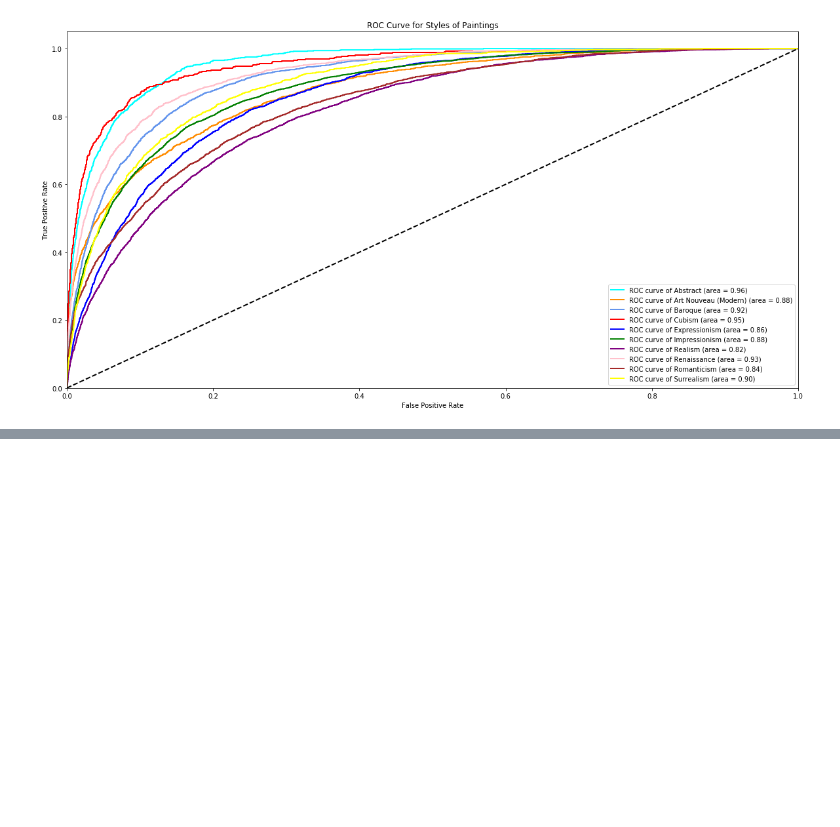
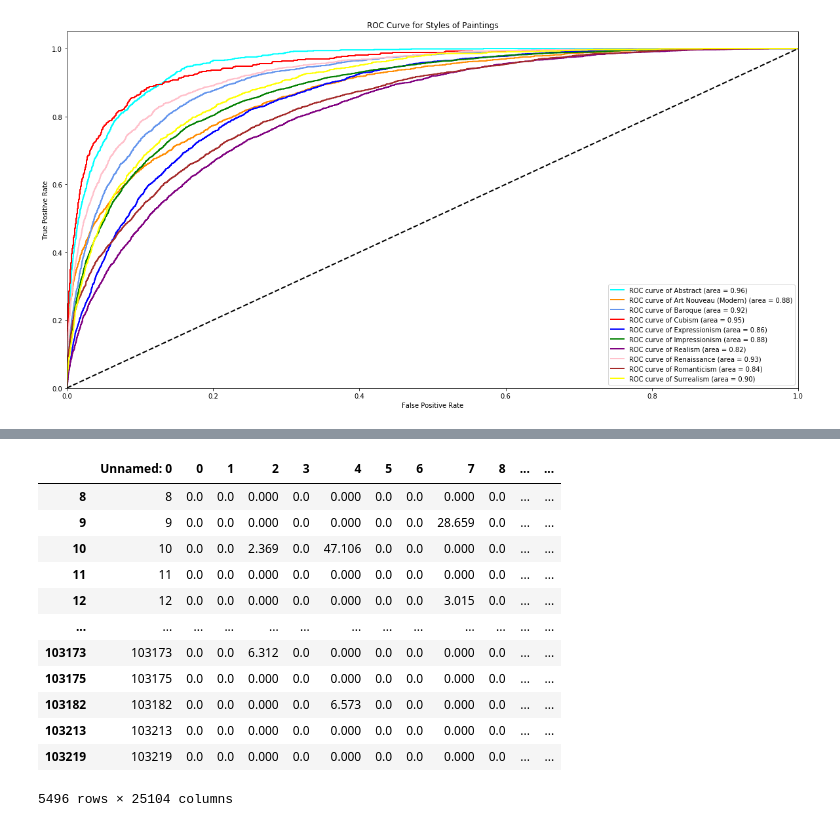
Before and after one commit to IDS-702-Team1/705FinalProject, a Jupyter notebook: notebook/DP-XG-Boost.ipynb, the cells around one changed output, grey strips where cells are left out. Drawn from its saved outputs; the diff is of its cells as text; code cells hidden in the pictures; blank space fills up the shorter version.

```diff
--- a/notebook/DP-XG-Boost.ipynb
+++ b/notebook/DP-XG-Boost.ipynb
@@ -441,0 +444,15 @@ data_all[data_all['style']=='Romanticism'].iloc[:40,:]
+# %%
+t_artists=['Ivan Aivazovsky',
+'Marc Chagall',
+'Camille Pissarro',
+'Albrecht Durer',
+'Vincent Van Gogh',
+'Paul Cezanne',
+'Martiros Saryan',
+'Ivan Shishkin',
+'Gustave Dore',
+'Pierre-Auguste Renoir',
+'Rembrandt',
+'Pablo Picasso']
+# %%
+pd_dfartists=pd_df[pd_df['artist'].isin(t_artists)]
@@ -441,0 +461,16 @@ data_all[data_all['style']=='Romanticism'].iloc[:40,:]
+# %%
+pd_dfartists
+# %% [output]
+|  | Unnamed: 0 | 0 | 1 | 2 | 3 | 4 | 5 | 6 | 7 | 8 | ... | ... |
+| 8 | 8 | 0.0 | 0.0 | 0.000 | 0.0 | 0.000 | 0.0 | 0.0 | 0.000 | 0.0 | ... | ... |
+| 9 | 9 | 0.0 | 0.0 | 0.000 | 0.0 | 0.000 | 0.0 | 0.0 | 28.659 | 0.0 | ... | ... |
+| 10 | 10 | 0.0 | 0.0 | 2.369 | 0.0 | 47.106 | 0.0 | 0.0 | 0.000 | 0.0 | ... | ... |
+| 11 | 11 | 0.0 | 0.0 | 0.000 | 0.0 | 0.000 | 0.0 | 0.0 | 0.000 | 0.0 | ... | ... |
+| 12 | 12 | 0.0 | 0.0 | 0.000 | 0.0 | 0.000 | 0.0 | 0.0 | 3.015 | 0.0 | ... | ... |
+| ... | ... | ... | ... | ... | ... | ... | ... | ... | ... | ... | ... | ... |
+| 103173 | 103173 | 0.0 | 0.0 | 6.312 | 0.0 | 0.000 | 0.0 | 0.0 | 0.000 | 0.0 | ... | ... |
+| 103175 | 103175 | 0.0 | 0.0 | 0.000 | 0.0 | 0.000 | 0.0 | 0.0 | 0.000 | 0.0 | ... | ... |
+| 103182 | 103182 | 0.0 | 0.0 | 0.000 | 0.0 | 6.573 | 0.0 | 0.0 | 0.000 | 0.0 | ... | ... |
+| 103213 | 103213 | 0.0 | 0.0 | 0.000 | 0.0 | 0.000 | 0.0 | 0.0 | 0.000 | 0.0 | ... | ... |
+| 103219 | 103219 | 0.0 | 0.0 | 0.000 | 0.0 | 0.000 | 0.0 | 0.0 | 0.000 | 0.0 | ... | ... |
+5496 rows × 25104 columns
```
Also changed, not shown: parts of 9 cells of this notebook.
